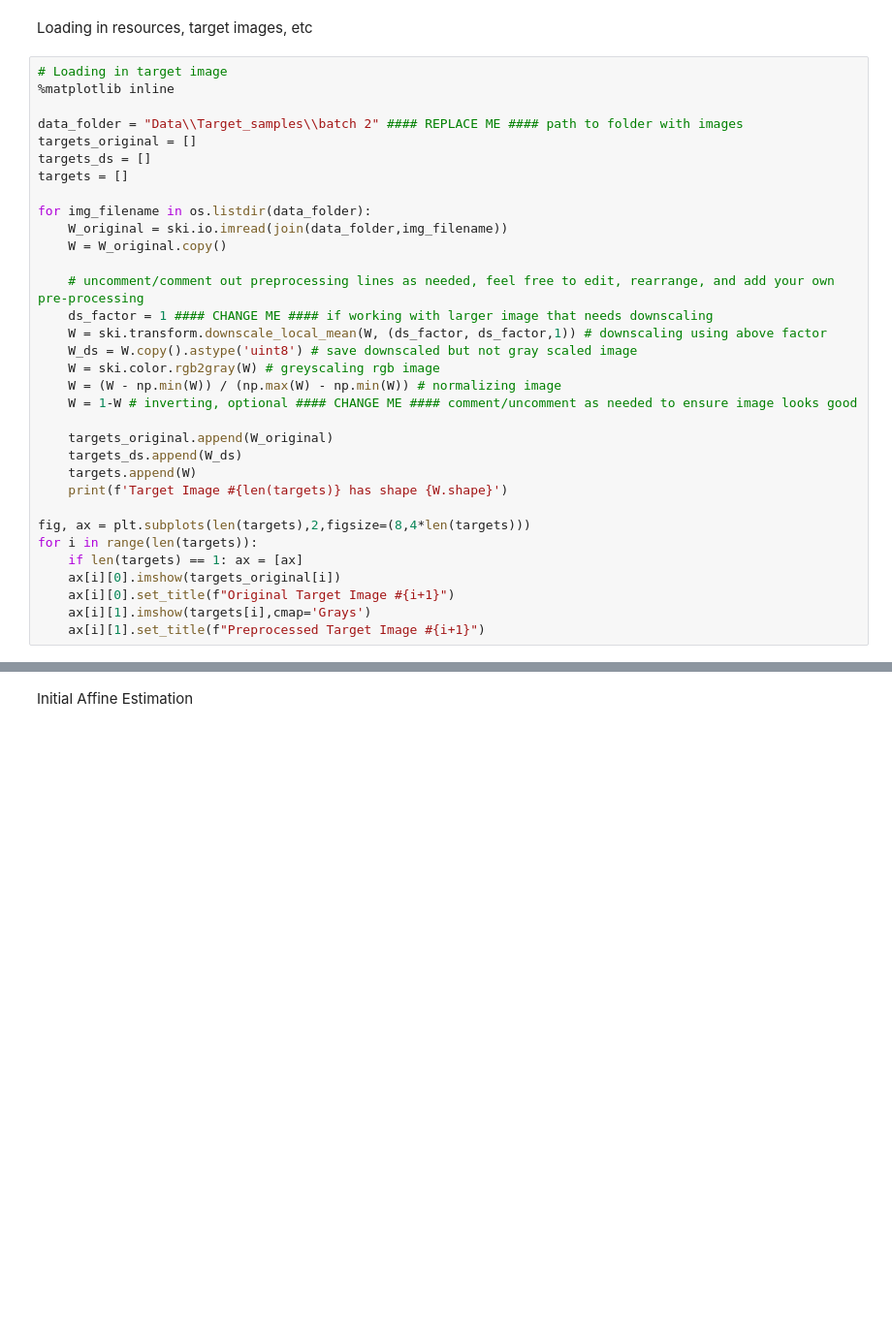
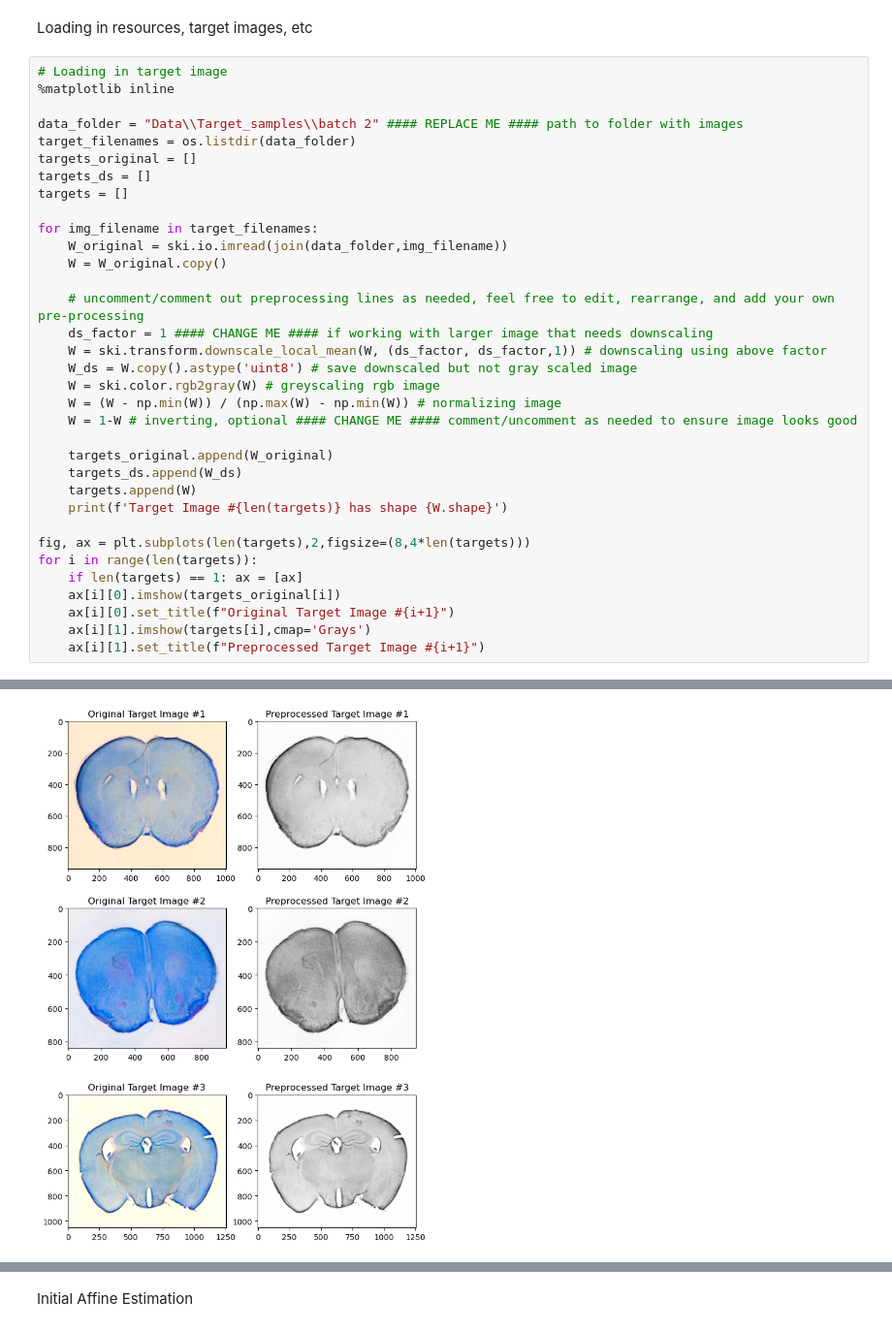
Before and after one commit to rk324/Dissecting-Atlas-Registered-Tissue, a Jupyter notebook: notebook.ipynb, the cells around one changed output, grey strips where cells are left out. Shown at 97% size. Saved outputs shown, nothing was run; the diff lists cells and outputs as text; blank space fills up the shorter version.

```diff
--- a/notebook.ipynb
+++ b/notebook.ipynb
@@ -37,11 +37,12 @@ Loading in resources, target images, etc
 %matplotlib inline
 
 data_folder = "Data\\Target_samples\\batch 2" #### REPLACE ME #### path to folder with images
+target_filenames = os.listdir(data_folder)
 targets_original = []
 targets_ds = []
 targets = []
 
-for img_filename in os.listdir(data_folder):
+for img_filename in target_filenames:
     W_original = ski.io.imread(join(data_folder,img_filename))
     W = W_original.copy()
 
@@ -65,3 +66,4 @@ for i in range(len(targets)):
     ax[i][0].set_title(f"Original Target Image #{i+1}")
     ax[i][1].imshow(targets[i],cmap='Grays')
     ax[i][1].set_title(f"Preprocessed Target Image #{i+1}")
+# %% [output]
@@ -68,3 +73,4 @@ for i in range(len(targets)):
+[figure, added]
 # %%
 # Loading Atlas
 # options: DAPI, ALLEN, OTHER
```
Also changed, not shown: parts of 5 cells of this notebook.
